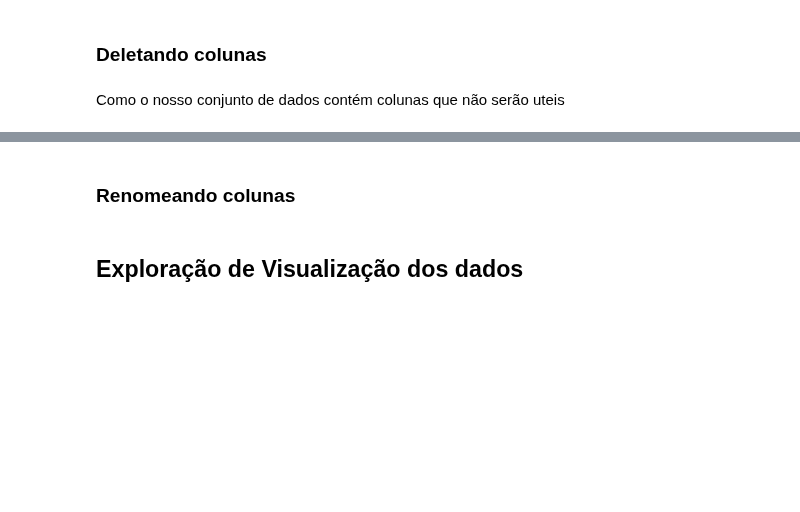
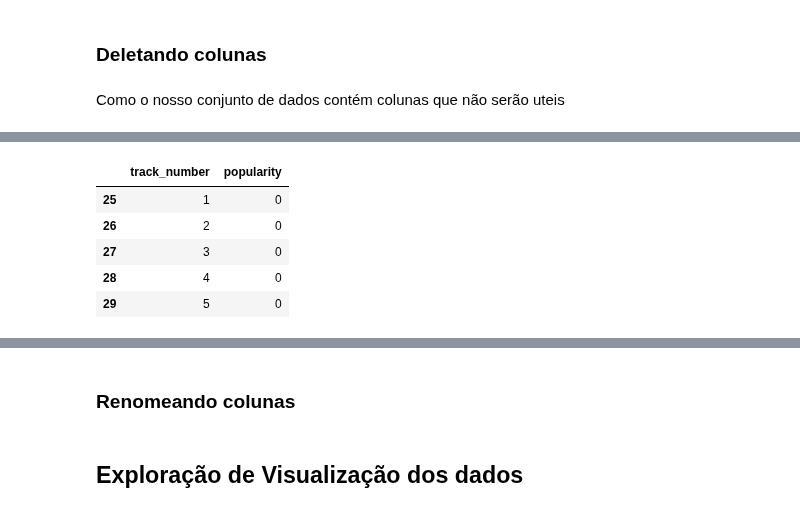
Before and after one commit to luislauriano/Data_Science, a Jupyter notebook: Projeto_construcao.ipynb, the cells around one changed output, grey strips where cells are left out. Drawn from its saved outputs; the diff is of its cells as text; code cells hidden in the pictures; blank space fills up the shorter version.

```diff
--- a/Projeto_construcao.ipynb
+++ b/Projeto_construcao.ipynb
@@ -222,0 +244,2 @@ Como o nosso conjunto de dados contém colunas que não serão uteis
+# %%
+rmx = df.query("album == 'Real Plug Mixtape' ")
@@ -222,0 +323,9 @@ Como o nosso conjunto de dados contém colunas que não serão uteis
+# %%
+rmx[['track_number', 'popularity']][:5]
+# %% [output]
+|  | track_number | popularity |
+| 25 | 1 | 0 |
+| 26 | 2 | 0 |
+| 27 | 3 | 0 |
+| 28 | 4 | 0 |
+| 29 | 5 | 0 |
```
Also changed, not shown: parts of 21 cells of this notebook.
